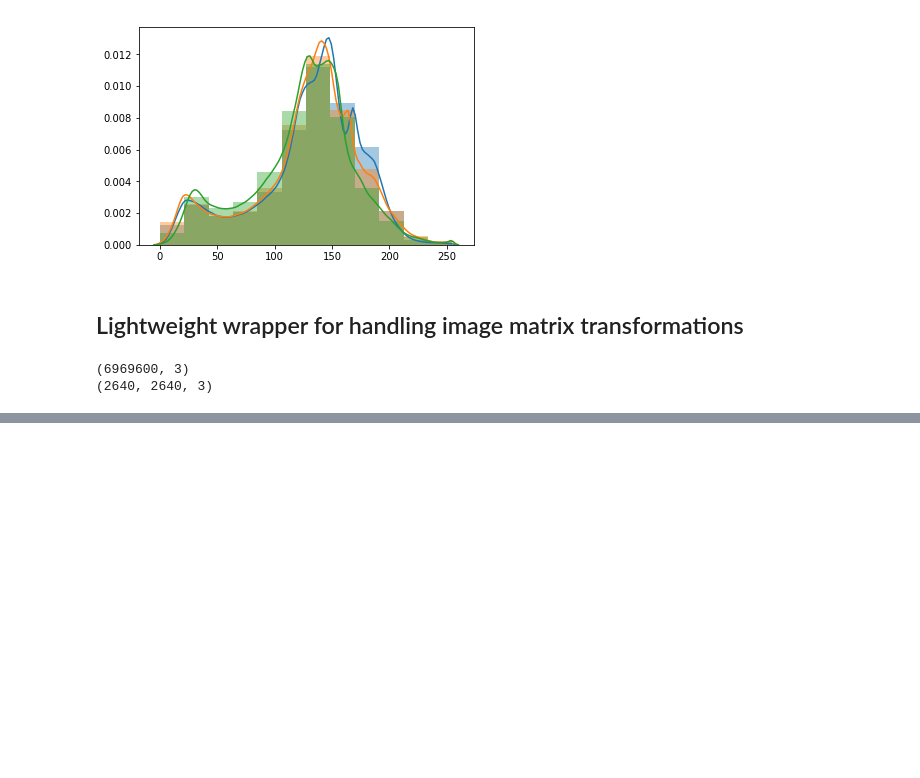
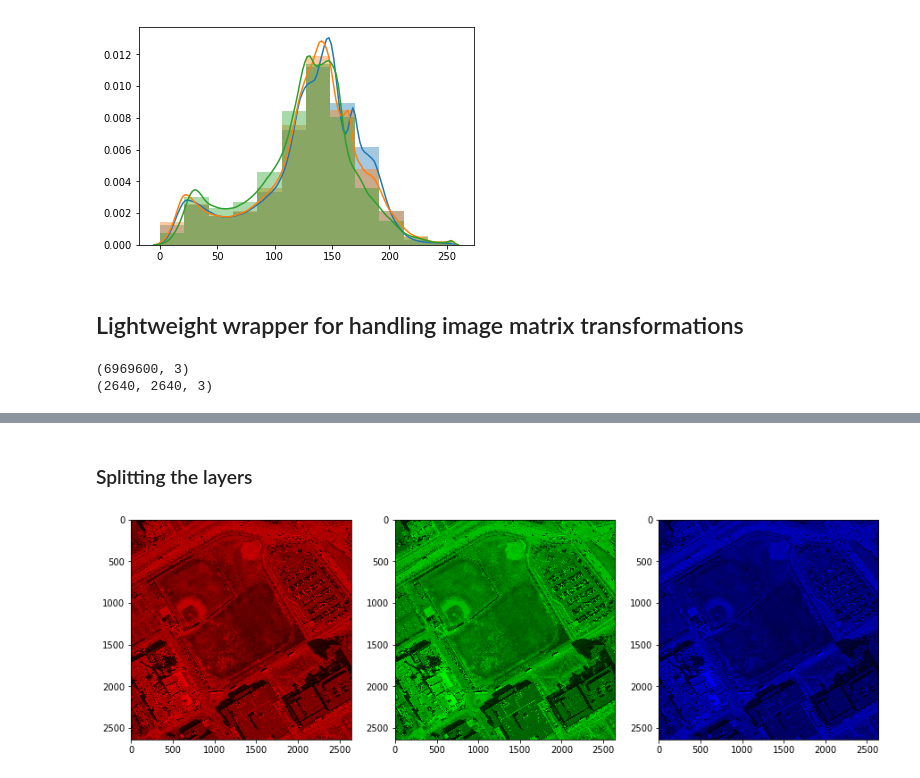
Before and after one commit to thebbennett/rooftopNN, a Jupyter notebook: Rooftop NN EDA.ipynb, the cells around one changed output, grey strips where cells are left out. Saved outputs shown, nothing was run; the diff lists cells and outputs as text; code cells hidden in the pictures; blank space fills up the shorter version.

```diff
--- a/Rooftop NN EDA.ipynb
+++ b/Rooftop NN EDA.ipynb
@@ -178,0 +222,15 @@ plt.imshow(sobel(jpegs[0].image[:750,:750,2]))
+# %% [markdown]
+### Splitting the layers
+# %%
+import imageio
+pic = imageio.imread('JP2/Denver_image_1002.jpg')
+fig, ax = plt.subplots(nrows = 1, ncols=3, figsize=(15,5))
+for c, ax in zip(range(3), ax):
+    # create zero matrix
+    split_img = np.zeros(pic.shape, dtype="uint8") # 'dtype' by default: 'numpy.float64'
+    # assing each channel
+    split_img[ :, :, c] = pic[ :, :, c]
+    # display each channel
+    ax.imshow(split_img)
+# %% [output]
+[figure, added]
```
Also changed, not shown: parts of 33 cells of this notebook.
